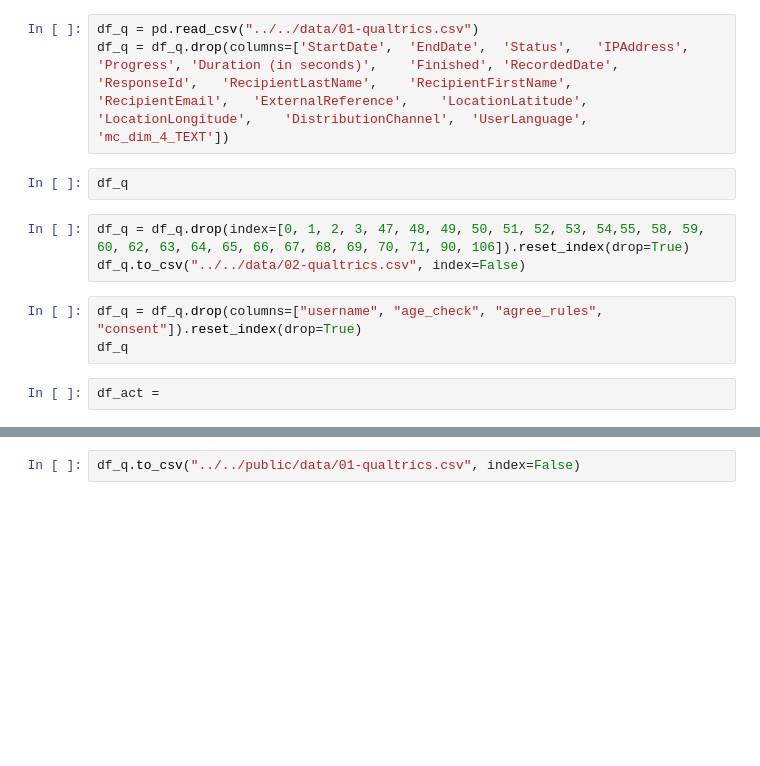
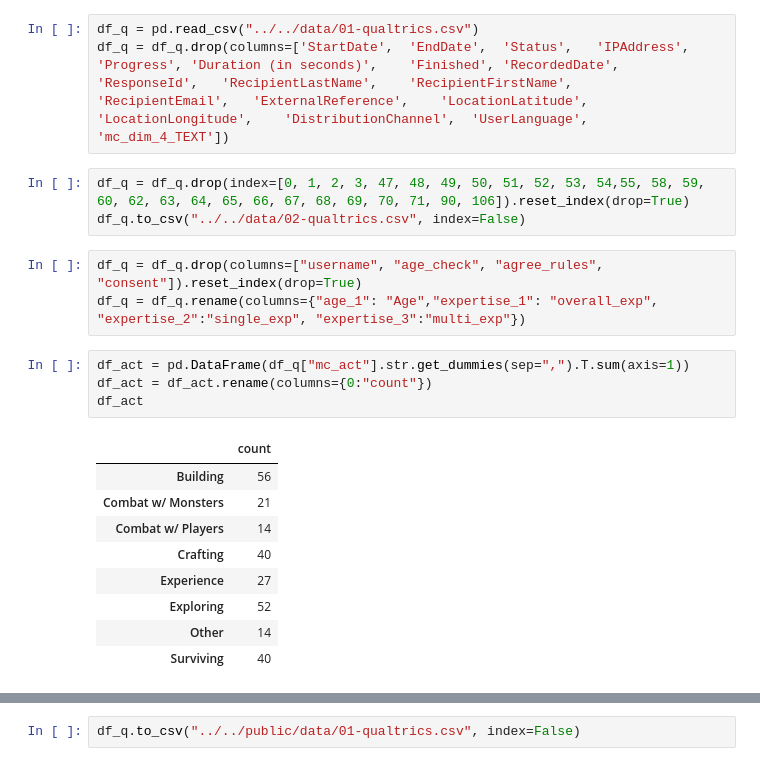
Before and after one commit to chloegeller/minecraftcollab, a Jupyter notebook: src/python/data-reformart.ipynb, the cells around one changed output, grey strips where cells are left out. Drawn from its saved outputs; the diff is of its cells as text; blank space fills up the shorter version.

```diff
--- a/src/python/data-reformart.ipynb
+++ b/src/python/data-reformart.ipynb
@@ -237,13 +237,23 @@ preprocess_and_plot_data_2d("end")
 # %%
 df_q = pd.read_csv("../../data/01-qualtrics.csv")
 df_q = df_q.drop(columns=['StartDate',	'EndDate',	'Status',	'IPAddress',	'Progress',	'Duration (in seconds)',	'Finished',	'RecordedDate',	'ResponseId',	'RecipientLastName',	'RecipientFirstName',	'RecipientEmail',	'ExternalReference',	'LocationLatitude',	'LocationLongitude',	'DistributionChannel',	'UserLanguage', 'mc_dim_4_TEXT'])
-# %%
-df_q
 # %%
 df_q = df_q.drop(index=[0, 1, 2, 3, 47, 48, 49, 50, 51, 52, 53, 54,55, 58, 59, 60, 62, 63, 64, 65, 66, 67, 68, 69, 70, 71, 90, 106]).reset_index(drop=True)
 df_q.to_csv("../../data/02-qualtrics.csv", index=False)
 # %%
 df_q = df_q.drop(columns=["username", "age_check", "agree_rules", "consent"]).reset_index(drop=True)
-df_q
+df_q = df_q.rename(columns={"age_1": "Age","expertise_1": "overall_exp", "expertise_2":"single_exp", "expertise_3":"multi_exp"})
 # %%
-df_act =
+df_act = pd.DataFrame(df_q["mc_act"].str.get_dummies(sep=",").T.sum(axis=1))
+df_act = df_act.rename(columns={0:"count"})
+df_act
+# %% [output]
+|  | count |
+| Building | 56 |
+| Combat w/ Monsters | 21 |
+| Combat w/ Players | 14 |
+| Crafting | 40 |
+| Experience | 27 |
+| Exploring | 52 |
+| Other | 14 |
+| Surviving | 40 |
```
Also changed, not shown: parts of 9 cells of this notebook.
